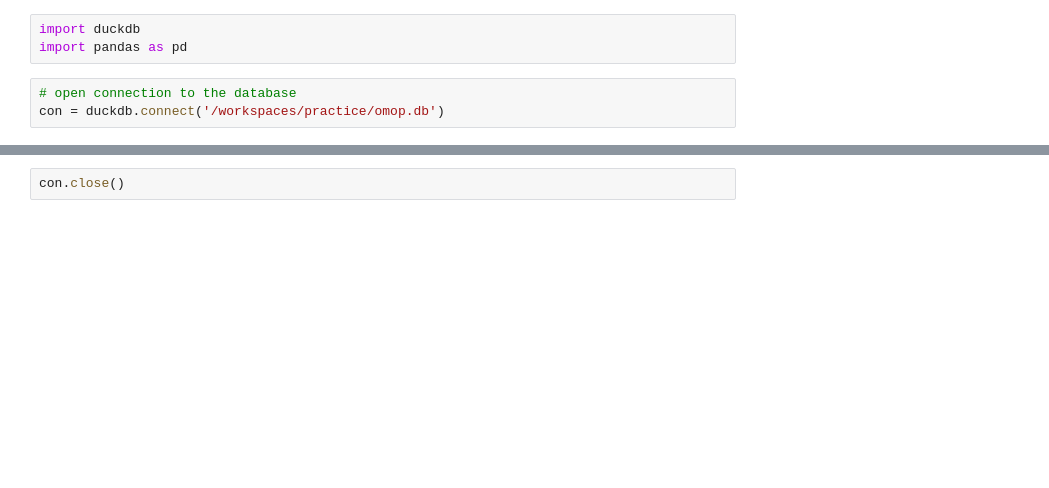
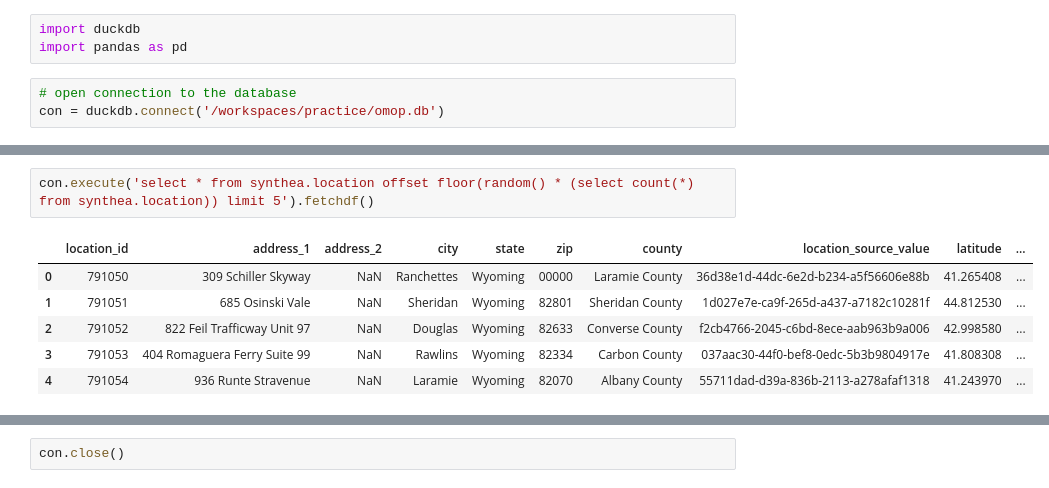
Before and after one commit to saywurdson/practice, a Jupyter notebook: synpuf/data/omop.ipynb, the cells around one changed output, grey strips where cells are left out. Saved outputs shown, nothing was run; the diff lists cells and outputs as text; blank space fills up the shorter version.

```diff
--- a/synpuf/data/omop.ipynb
+++ b/synpuf/data/omop.ipynb
@@ -203,0 +233,9 @@ con.execute('select * from synpuf.metadata limit 5').fetchdf()
+# %%
+con.execute('select * from synthea.location offset floor(random() * (select count(*) from synthea.location)) limit 5').fetchdf()
+# %% [output]
+|  | location_id | address_1 | address_2 | city | state | zip | county | location_source_value | latitude | ... |
+| 0 | 791050 | 309 Schiller Skyway | NaN | Ranchettes | Wyoming | 00000 | Laramie County | 36d38e1d-44dc-6e2d-b234-a5f56606e88b | 41.265408 | ... |
+| 1 | 791051 | 685 Osinski Vale | NaN | Sheridan | Wyoming | 82801 | Sheridan County | 1d027e7e-ca9f-265d-a437-a7182c10281f | 44.812530 | ... |
+| 2 | 791052 | 822 Feil Trafficway Unit 97 | NaN | Douglas | Wyoming | 82633 | Converse County | f2cb4766-2045-c6bd-8ece-aab963b9a006 | 42.998580 | ... |
+| 3 | 791053 | 404 Romaguera Ferry Suite 99 | NaN | Rawlins | Wyoming | 82334 | Carbon County | 037aac30-44f0-bef8-0edc-5b3b9804917e | 41.808308 | ... |
+| 4 | 791054 | 936 Runte Stravenue | NaN | Laramie | Wyoming | 82070 | Albany County | 55711dad-d39a-836b-2113-a278afaf1318 | 41.243970 | ... |
```
Also changed, not shown: parts of 50 cells of this notebook, 24 other files.
